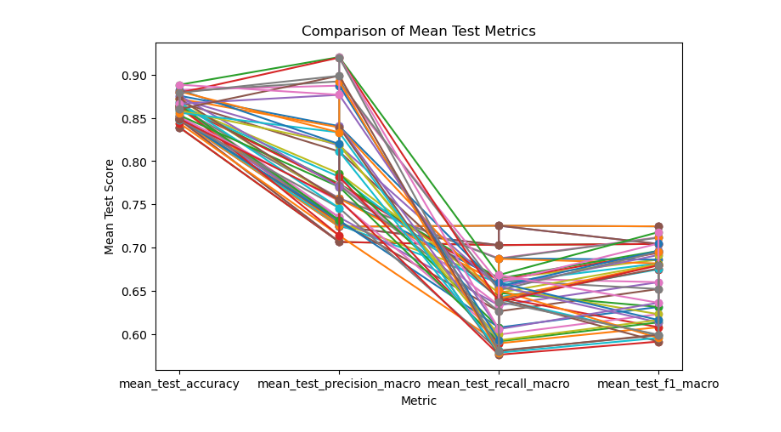
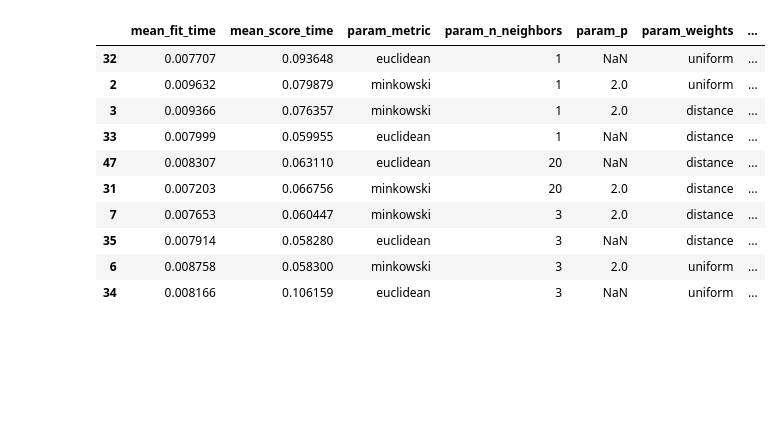
Before and after one commit to FrederickAlmeida/SpeedDating, a Jupyter notebook: modeling_knn.ipynb, the cells around one changed output. Cells and saved outputs as stored; diff of their text form; code cells hidden in the pictures; blank space fills up the shorter version.

```diff
--- a/modeling_knn.ipynb
+++ b/modeling_knn.ipynb
@@ -102,54 +92,14 @@ results.head(5)
-# %%
-results_df = pd.DataFrame(grid_search.cv_results_)
-
-# Let's pick the mean_test_* columns we want to compare
-metrics = [
-    "mean_test_accuracy",
-    "mean_test_precision_macro",
-    "mean_test_recall_macro",
-    "mean_test_f1_macro"
-]
-
-#############################################
-# (Optional) Filter to top models
-#############################################
-# For instance, select the 5 best models according to F1_macro
-top_n = 5
-results_top = results_df.nsmallest(top_n, "rank_test_f1_macro")
-
-#############################################
-# Melt the DataFrame to "long" format:
-#############################################
-# Identify any parameter columns you want in your plot label.
-# E.g., 'param_n_neighbors', 'param_metric', 'param_p', 'param_weights', etc.
-param_cols = ["param_n_neighbors", "param_metric", "param_weights"]
-plot_df = results_df.melt(
-    id_vars=param_cols,      # keep these columns "as is"
-    value_vars=metrics,      # the columns we want to "unpivot"
-    var_name="metric",       # new column with the metric name
-    value_name="score"       # new column with the metric value
-)
-
-#############################################
-# Plot each param setting (model) as its own line
-#############################################
-plt.figure(figsize=(8, 5))
-
-# groupby the parameter combination so each unique combo is one line
-for combo, group in plot_df.groupby(param_cols):
-    # Create a label describing these parameters
-    # e.g., combo = (3, "minkowski", "uniform")
-    # Make a nice string:
-    label_str = ", ".join(f"{col}={val}" for col, val in zip(param_cols, combo))
-
-    # Plot the metric vs. score
-    # 'metric' will be the x-axis (categorical) and 'score' will be y-axis
-    plt.plot(group["metric"], group["score"], marker='o', label=label_str)
-
-plt.xlabel("Metric")
-plt.ylabel("Mean Test Score")
-plt.title(f"Comparison of Mean Test Metrics")
-#plt.legend()
-plt.show()
-# %% [output]
-[figure, removed]
+# %%
+results.head(10)
+# %% [output]
+|  | mean_fit_time | mean_score_time | param_metric | param_n_neighbors | param_p | param_weights | ... |
+| 32 | 0.007707 | 0.093648 | euclidean | 1 | NaN | uniform | ... |
+| 2 | 0.009632 | 0.079879 | minkowski | 1 | 2.0 | uniform | ... |
+| 3 | 0.009366 | 0.076357 | minkowski | 1 | 2.0 | distance | ... |
+| 33 | 0.007999 | 0.059955 | euclidean | 1 | NaN | distance | ... |
+| 47 | 0.008307 | 0.063110 | euclidean | 20 | NaN | distance | ... |
+| 31 | 0.007203 | 0.066756 | minkowski | 20 | 2.0 | distance | ... |
+| 7 | 0.007653 | 0.060447 | minkowski | 3 | 2.0 | distance | ... |
+| 35 | 0.007914 | 0.058280 | euclidean | 3 | NaN | distance | ... |
+| 6 | 0.008758 | 0.058300 | minkowski | 3 | 2.0 | uniform | ... |
+| 34 | 0.008166 | 0.106159 | euclidean | 3 | NaN | uniform | ... |
```
Also changed, not shown: parts of 22 cells of this notebook, 1 other file.
